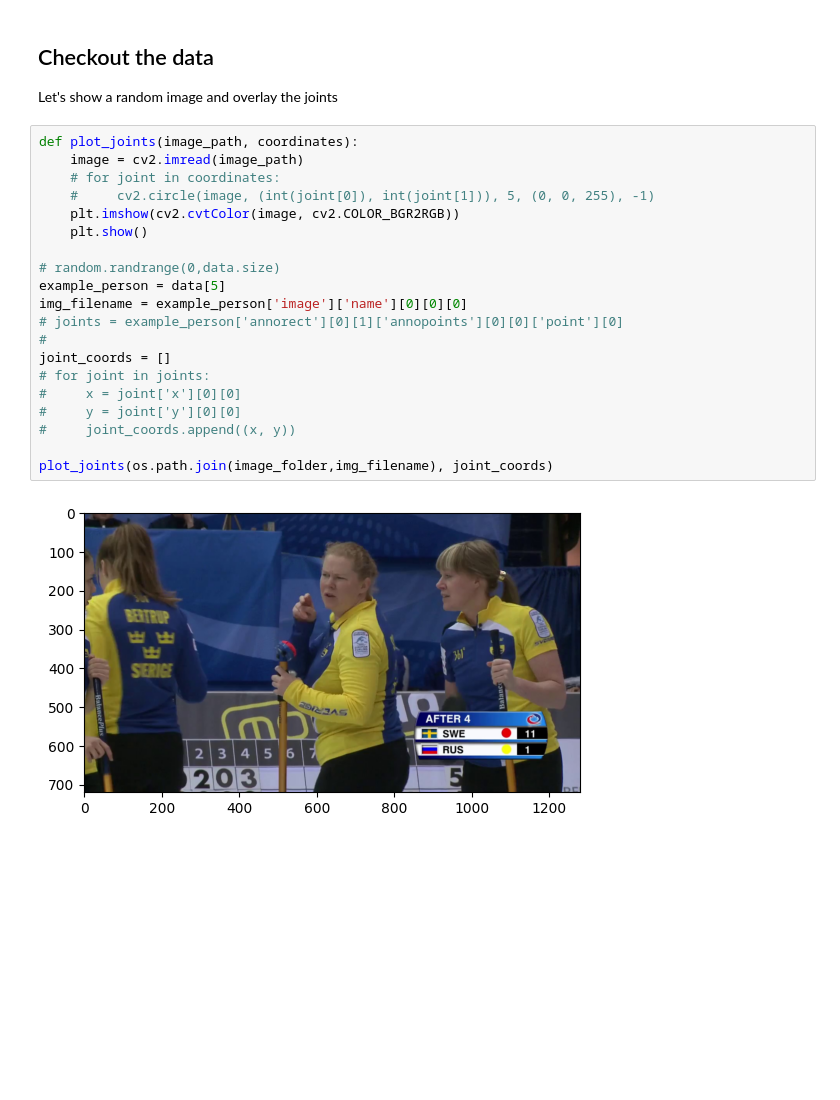
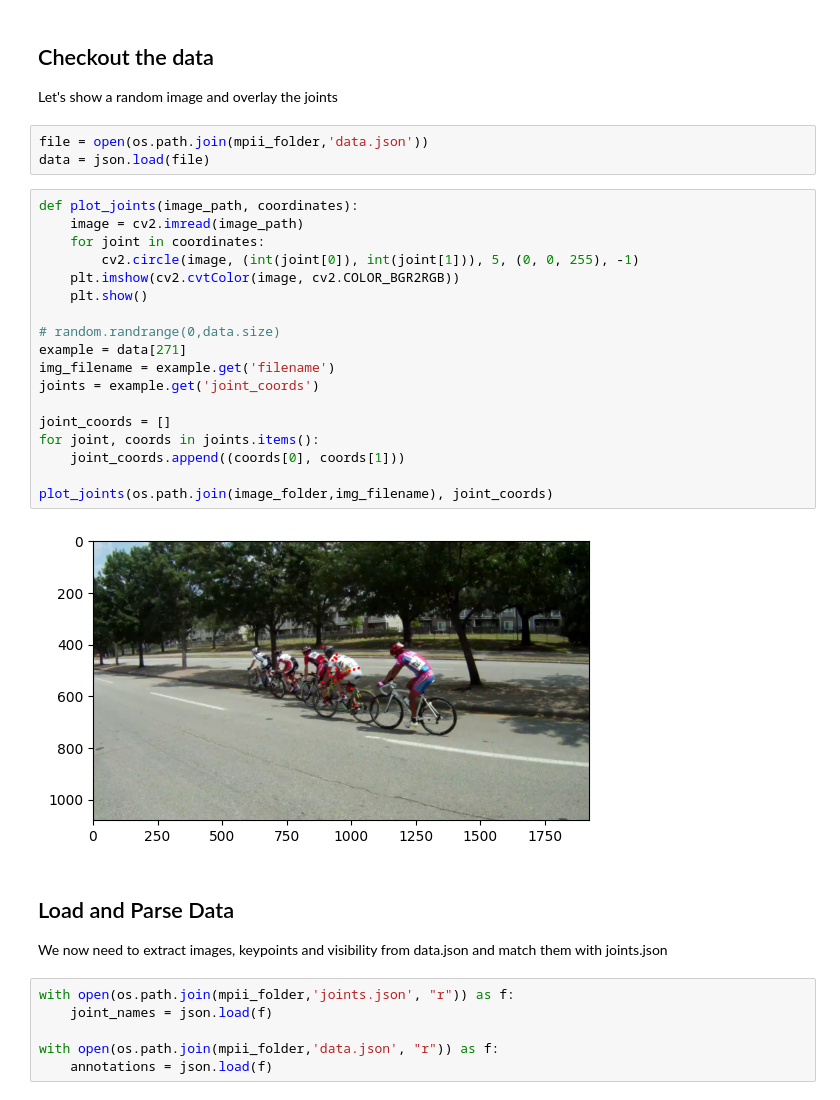
Before and after one commit to williamsaether/BikeFit, a Jupyter notebook: data/exploring.ipynb, the cells around one changed output. Saved outputs shown, nothing was run; the diff lists cells and outputs as text; blank space fills up the shorter version.

```diff
--- a/data/exploring.ipynb
+++ b/data/exploring.ipynb
@@ -58,25 +109,35 @@ json.dump(data, file, indent=2)
 # %% [markdown]
 ## Checkout the data
 Let's show a random image and overlay the joints
+# %%
+file = open(os.path.join(mpii_folder,'data.json'))
+data = json.load(file)
 # %%
 def plot_joints(image_path, coordinates):
     image = cv2.imread(image_path)
-    # for joint in coordinates:
-    #     cv2.circle(image, (int(joint[0]), int(joint[1])), 5, (0, 0, 255), -1)
+    for joint in coordinates:
+        cv2.circle(image, (int(joint[0]), int(joint[1])), 5, (0, 0, 255), -1)
     plt.imshow(cv2.cvtColor(image, cv2.COLOR_BGR2RGB))
     plt.show()
 
 # random.randrange(0,data.size)
-example_person = data[5]
-img_filename = example_person['image']['name'][0][0][0]
-# joints = example_person['annorect'][0][1]['annopoints'][0][0]['point'][0]
-#
+example = data[271]
+img_filename = example.get('filename')
+joints = example.get('joint_coords')
+
 joint_coords = []
-# for joint in joints:
-#     x = joint['x'][0][0]
-#     y = joint['y'][0][0]
-#     joint_coords.append((x, y))
+for joint, coords in joints.items():
+    joint_coords.append((coords[0], coords[1]))
 
 plot_joints(os.path.join(image_folder,img_filename), joint_coords)
 # %% [output]
-[figure, old version]
+[figure, new version]
+# %% [markdown]
+## Load and Parse Data
+We now need to extract images, keypoints and visibility from data.json and match them with joints.json
+# %%
+with open(os.path.join(mpii_folder,'joints.json', "r")) as f:
+    joint_names = json.load(f)
+
+with open(os.path.join(mpii_folder,'data.json', "r")) as f:
+    annotations = json.load(f)
```
Also changed, not shown: parts of 5 cells of this notebook, 1 other file.
